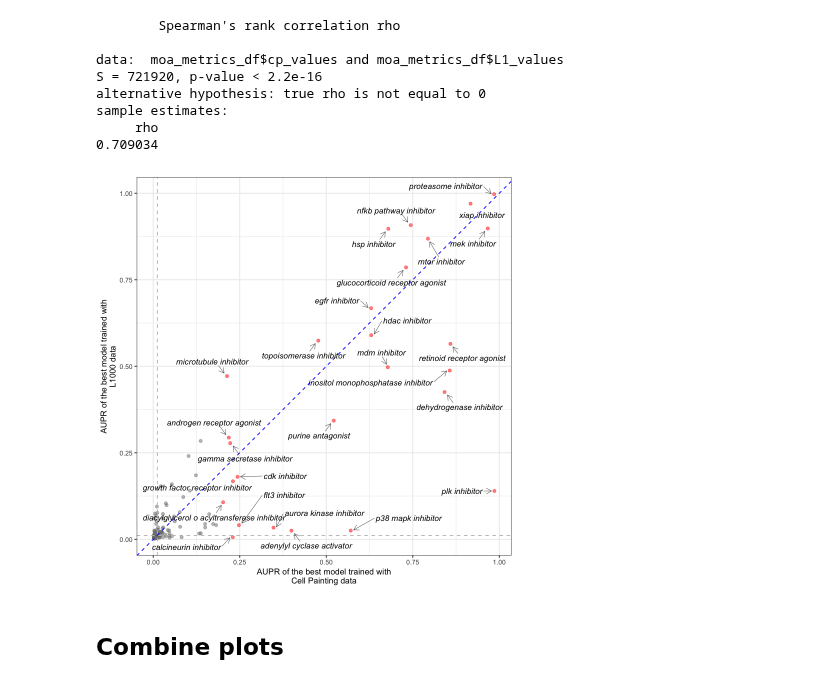
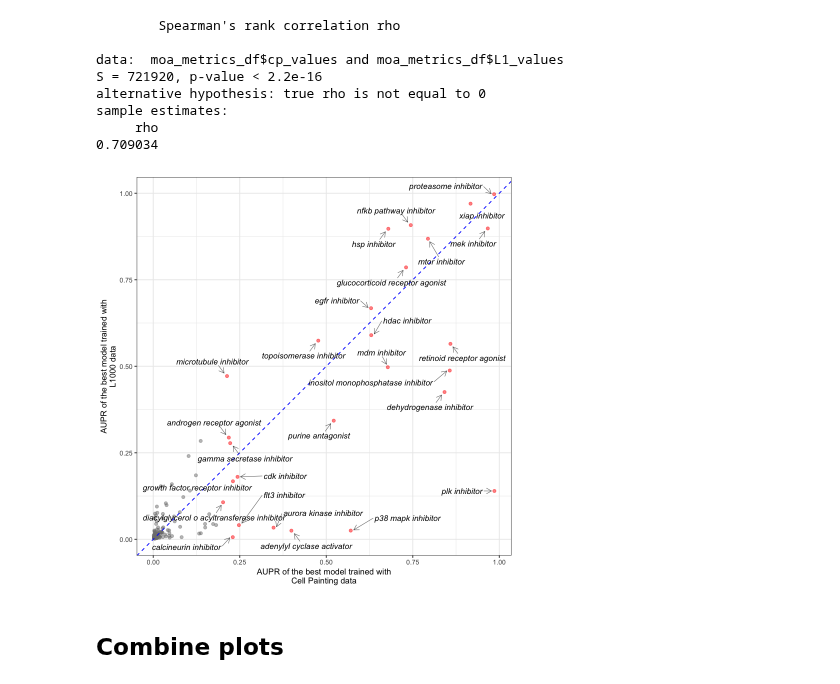
Before and after one commit to broadinstitute/lincs-profiling-complementarity, a Jupyter notebook: 6.paper_figures/figure5.ipynb, the cells around one changed output. Cells and saved outputs as stored; diff of their text form; code cells hidden in the pictures.

```diff
--- a/6.paper_figures/figure5.ipynb
+++ b/6.paper_figures/figure5.ipynb
@@ -205,34 +195,32 @@ sample estimates:
 # %%
 panel_b_gg <- (
     ggplot(moa_metrics_df, aes(x = cp_values, y = L1_values))
     + geom_point(color = ifelse(color_logic, "red", "grey50"), alpha = 0.5)
     + figure_theme
     + geom_abline(slope = 1, intercept = 0, linetype = "dashed", color = "blue")
     + xlab("AUPR of the best model trained with\nCell Painting data")
     + ylab("AUPR of the best model trained with\nL1000 data")
     + coord_fixed()
-    + geom_hline(yintercept = l1000_baseline, linetype = "dashed", color = "grey")
-    + geom_vline(xintercept = cp_baseline, linetype = "dashed", color = "grey")
     + geom_text_repel(
         data = subset(moa_metrics_df, color_logic),
         arrow = arrow(length = unit(0.015, "npc")),
         segment.size = 0.3,
         segment.alpha = 0.6,
         size = 3.4,
         fontface = "italic",
         box.padding = 0.5,
         point.padding = 0.5,
         aes(
             x = cp_values,
             y = L1_values,
             label = moa,
         )
     )
 )
 
 panel_b_gg
 # %% [output]
-[figure, old version]
+[figure, new version]
 # %% [markdown]
 ## Combine plots
 # %%
```
Also changed, not shown: parts of 7 cells of this notebook, 3 other files.
